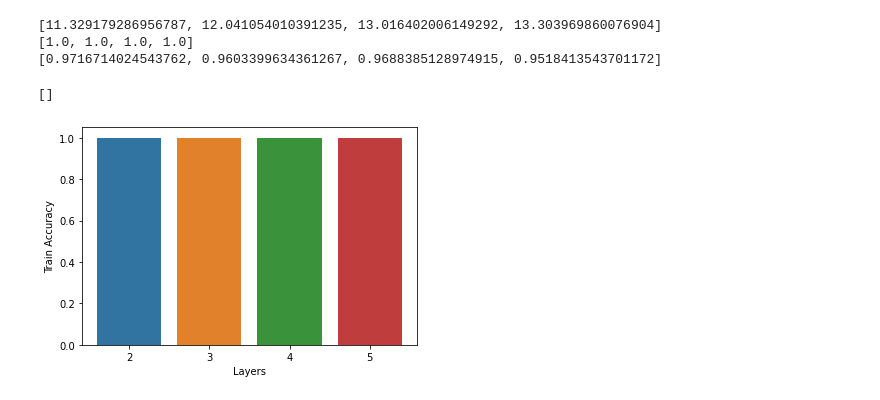
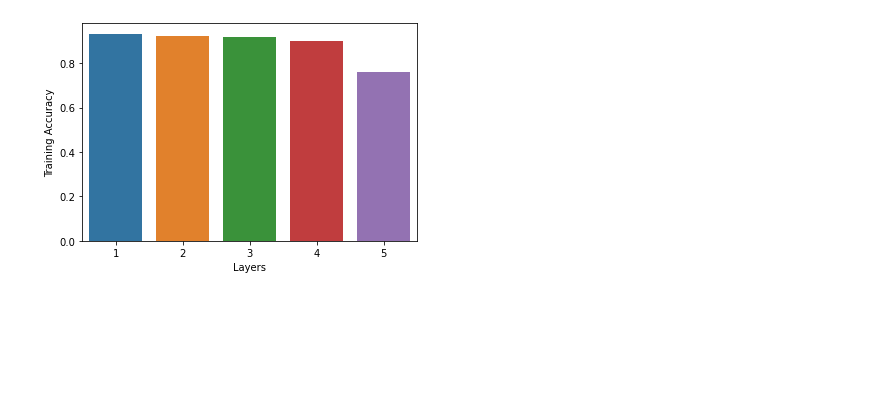
Before and after one commit to pinchu0499/DL, a Jupyter notebook: LAB5/Lab5_DL.ipynb, the cells around one changed output. Saved outputs shown, nothing was run; the diff lists cells and outputs as text; code cells hidden in the pictures; blank space fills up the shorter version.

```diff
--- a/LAB5/Lab5_DL.ipynb
+++ b/LAB5/Lab5_DL.ipynb
@@ -131,3 +70,0 @@ model.compile(
-# %%
-#train the model
-model.fit(X_train,y_train,epochs=100,batch_size=32)
@@ -183,3 +116,0 @@ def diff_nodes(i):
-# %%
-for j in nodes:
-  diff_nodes(j)
@@ -222,0 +182,20 @@ plt.plot()
+# %%
+layers=[1,2,3,4,5]
+train_acc=[]
+test_acc=[]
+times=[]
+model =tf.keras.models.Sequential()
+model.add(tf.keras.layers.Flatten())
+for i in layers:
+    for j in range(i):
+        model.add(tf.keras.layers.Dense(32,activation=tf.nn.relu))
+    model.add(tf.keras.layers.Dense(10,activation=tf.nn.softmax))
+    model.compile(optimizer='adam',
+              loss='sparse_categorical_crossentropy',
+             metrics=['accuracy'])
+    t_s=time.time()#calculate time
+    model.fit(x_train,y_train,epochs=10)
+    t_e=time.time()
+    times.append(t_e-t_s)
+    train_acc.append(model.evaluate(x_train,y_train)[1])
+    test_acc.append(model.evaluate(x_test,y_test)[1])
@@ -239,5 +229,0 @@ plt.plot()
-# %%
-layers=[2,3,4,5]
-train_acc=[]
-test_acc=[]
-times=[]
@@ -284,16 +230,10 @@ Epoch 100/100
-# %%
-print(times)
-print(train_acc)
-print(test_acc)
-# %% [output]
-[11.329179286956787, 12.041054010391235, 13.016402006149292, 13.303969860076904]
-[1.0, 1.0, 1.0, 1.0]
-[0.9716714024543762, 0.9603399634361267, 0.9688385128974915, 0.9518413543701172]
 # %%
-sns.barplot(x=layers,y=train_acc)
+import seaborn as sns
+import matplotlib.pyplot as plt
+sns.barplot(layers,train_acc)
 plt.xlabel('Layers')
-plt.ylabel('Train Accuracy')
-plt.plot()
+plt.ylabel('Training Accuracy')
+# Show the plot
+plt.show()
 # %% [output]
-[]
-[figure, old version]
+[figure, new version]
```
Also changed, not shown: parts of 37 cells of this notebook.
